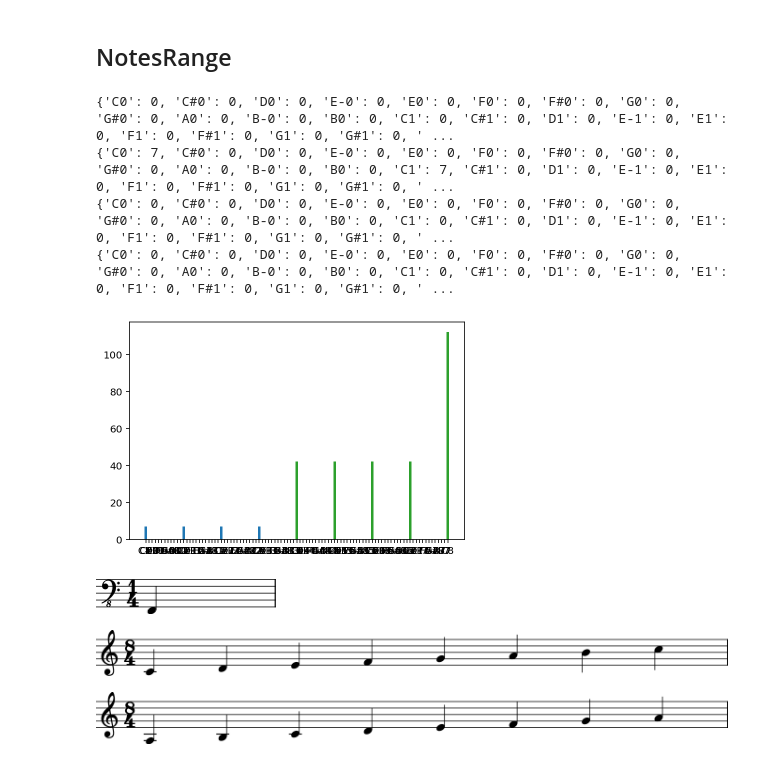
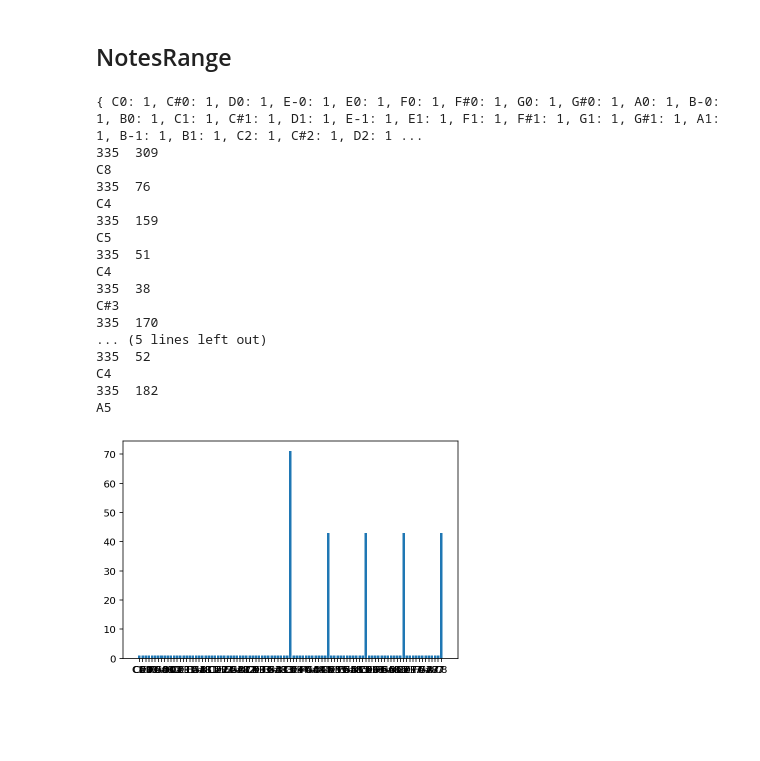
Before and after one commit to AlainSchoebi/MusicalTheory, a Jupyter notebook: notebook1.ipynb, the cells around one changed output. Saved outputs shown, nothing was run; the diff lists cells and outputs as text; code cells hidden in the pictures; blank space fills up the shorter version.

Commit message:
bass test, improved NotesRange

```diff
--- a/notebook1.ipynb
+++ b/notebook1.ipynb
@@ -310,39 +382,53 @@ class NotesRange:
         values = self.range.values();
         plt.bar(keys, values);
 # %%
-
-
+# NotesRange test
 
 nr = NotesRange();
-nr.show();
 
 nr.addChanceToNotesWithoutOctave([note.Note("C"),note.Note("C")], [2,5]);
-nr.show()
 
 
 def ff(x):
     if x < 0:
         return 0;
-    if x == 1:
-        return 4;
+    if x == 0:
+        return 5;
     return 3;
 
-nr.showPlot();
+#nr.showPlot();
 
 nr.multiplyByFunction(ff);
 
-nr.show();
-
-nr.showPlot();
+def p(x):
+    return 1;
 
 nr.addNotesRange(nr);
 
-nr.show()
+nr.addFunction(p);
 
-nr.showPlot()
+
+nr.showPlot();
+nr.show();
+
+for i in range(0,10):
+    print(nr.pickRandomNote().pitch);
 # %% [output]
-{'C0': 0, 'C#0': 0, 'D0': 0, 'E-0': 0, 'E0': 0, 'F0': 0, 'F#0': 0, 'G0': 0, 'G#0': 0, 'A0': 0, 'B-0': 0, 'B0': 0, 'C1': 0, 'C#1': 0, 'D1': 0, 'E-1': 0, 'E1': 0, 'F1': 0, 'F#1': 0, 'G1': 0, 'G#1': 0, ' ...
-{'C0': 7, 'C#0': 0, 'D0': 0, 'E-0': 0, 'E0': 0, 'F0': 0, 'F#0': 0, 'G0': 0, 'G#0': 0, 'A0': 0, 'B-0': 0, 'B0': 0, 'C1': 7, 'C#1': 0, 'D1': 0, 'E-1': 0, 'E1': 0, 'F1': 0, 'F#1': 0, 'G1': 0, 'G#1': 0, ' ...
-{'C0': 0, 'C#0': 0, 'D0': 0, 'E-0': 0, 'E0': 0, 'F0': 0, 'F#0': 0, 'G0': 0, 'G#0': 0, 'A0': 0, 'B-0': 0, 'B0': 0, 'C1': 0, 'C#1': 0, 'D1': 0, 'E-1': 0, 'E1': 0, 'F1': 0, 'F#1': 0, 'G1': 0, 'G#1': 0, ' ...
-{'C0': 0, 'C#0': 0, 'D0': 0, 'E-0': 0, 'E0': 0, 'F0': 0, 'F#0': 0, 'G0': 0, 'G#0': 0, 'A0': 0, 'B-0': 0, 'B0': 0, 'C1': 0, 'C#1': 0, 'D1': 0, 'E-1': 0, 'E1': 0, 'F1': 0, 'F#1': 0, 'G1': 0, 'G#1': 0, ' ...
+{ C0: 1, C#0: 1, D0: 1, E-0: 1, E0: 1, F0: 1, F#0: 1, G0: 1, G#0: 1, A0: 1, B-0: 1, B0: 1, C1: 1, C#1: 1, D1: 1, E-1: 1, E1: 1, F1: 1, F#1: 1, G1: 1, G#1: 1, A1: 1, B-1: 1, B1: 1, C2: 1, C#2: 1, D2: 1 ...
+335  309
+C8
+335  76
+C4
+335  159
+C5
+335  51
+C4
+335  38
+C#3
+335  170
+... (5 lines left out)
+335  52
+C4
+335  182
+A5
-[figure, old version]
+[figure, new version]
@@ -351,13 +434,0 @@ nr.showPlot()
-# %%
-note.Note('A0').transpose(8).show()
-# %% [output]
-[figure, removed]
-# %%
-majorC = Scale(note.Note('C4'), scalesIntervalDictionnary["major"]);
-minorA = Scale(note.Note('A3'), scalesIntervalDictionnary["minor"]);
-
-majorC.show();
-minorA.show();
-# %% [output]
-[figure, removed]
-[figure, removed]
```
Also changed, not shown: parts of 21 cells of this notebook.
